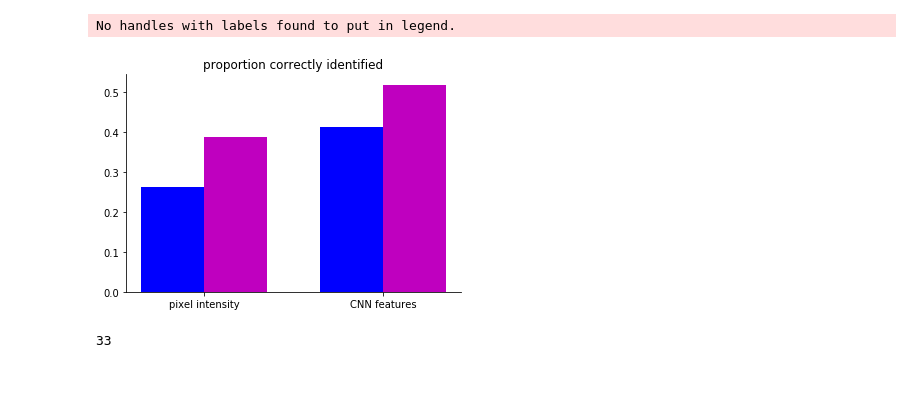
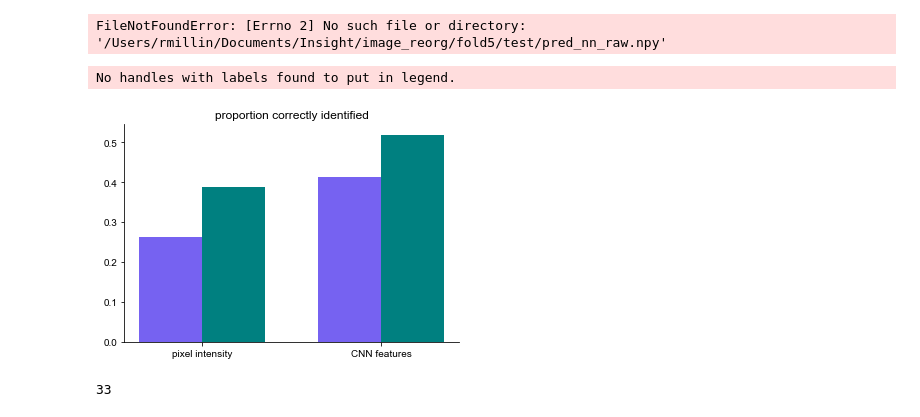
Before and after one commit to jain-rish/animal-tracks, a Jupyter notebook: plot_classification_results.ipynb, the cells around one changed output. Drawn from its saved outputs; the diff is of its cells as text; code cells hidden in the pictures; blank space fills up the shorter version.

```diff
--- a/plot_classification_results.ipynb
+++ b/plot_classification_results.ipynb
@@ -1,17 +1,27 @@
+# %%
+from matplotlib import rcParams
+rcParams['font.family'] = 'sans-serif'
+rcParams['font.sans-serif'] = ['Arial', 'Calibri', 'Droid Sans']
+
+import numpy as np
+import matplotlib.pyplot as plt
+from os.path import isfile, join
+
+test_data_dir = '/Users/rmillin/Documents/Insight/image_reorg/fold5/test'
+
+# load up the data
+pred_nn_filt = np.load(join(test_data_dir, 'pred_nn_filt.npy'))
+act_nn_filt = np.load(join(test_data_dir, 'act_nn_filt.npy'))
+pred_intens_filt = np.load(join(test_data_dir, 'pred_intens_filt.npy'))
+act_intens_filt = np.load(join(test_data_dir, 'act_intens_filt.npy'))
+
+pred_nn_raw = np.load(join(test_data_dir, 'pred_nn_raw.npy'))
+pred_intens_raw = np.load(join(test_data_dir, 'pred_intens_raw.npy'))
+act_nn_raw = np.load(join(test_data_dir, 'act_nn_raw.npy'))
+act_intens_raw = np.load(join(test_data_dir, 'act_intens_raw.npy'))
+# %% [output]
+FileNotFoundError: [Errno 2] No such file or directory: '/Users/rmillin/Documents/Insight/image_reorg/fold5/test/pred_nn_raw.npy'
 # %%
-import numpy as np
-import matplotlib.pyplot as plt
-
-# load up the data
-pred_nn_filt = np.load('../images-etc/pred_nn_filt.npy')
-pred_nn_raw = np.load('../images-etc/pred_nn_raw.npy')
-pred_intens_filt = np.load('../images-etc/pred_intens_filt.npy')
-pred_intens_raw = np.load('../images-etc/pred_intens_raw.npy')
-
-act_nn_filt = np.load('../images-etc/act_nn_filt.npy')
-act_nn_raw = np.load('../images-etc/act_nn_raw.npy')
-act_intens_filt = np.load('../images-etc/act_intens_filt.npy')
-act_intens_raw = np.load('../images-etc/act_intens_raw.npy')
 
 # compute accuracy
 
@@ -21,37 +31,37 @@ acc_intens_filt = np.mean(pred_intens_filt==act_intens_filt)
 acc_intens_raw = np.mean(pred_intens_raw==act_intens_raw)
 
 
 n = 2
 raw_means = (acc_intens_raw,acc_nn_raw)
 filt_means = (acc_intens_filt,acc_nn_filt)
 
 fig, ax = plt.subplots()
 ind = np.arange(n)    # the x locations for the groups
 width = 0.35         # the width of the bars
-p1 = ax.bar(ind, raw_means, width, color='b')
+p1 = ax.bar(ind, raw_means, width, color='#7662f1')
 
 
 p2 = ax.bar(ind + width, filt_means, width,
-            color='m')
+            color='#008080')
 
 ax.set_title('proportion correctly identified')
 ax.set_xticks(ind + width / 2)
 ax.set_xticklabels(('pixel intensity', 'CNN features'))
 
 ax.autoscale_view()
 
 # remove the frame of the chart
 ax.spines['right'].set_visible(False)
 ax.spines['top'].set_visible(False)
 
 ax.legend((p1, p2), ('unfiltered', 'median filtered'))
 ax.legend(frameon=False)
 
 #plt.show()
-plt.savefig('accuracy_across_schemes.png')
+plt.savefig('accuracy_across_schemes.png', dpi=300)
 # %% [output]
 No handles with labels found to put in legend.
-[figure, old version]
+[figure, new version]
 # %%
 np.sum(np.array([pred==1 for pred in pred_nn_filt]) & np.array([act==1 for act in act_nn_filt]))/np.sum(np.array([act==1 for act in act_nn_filt]))
 np.sum(np.array([pred==4 for pred in pred_nn_filt]))
```
Also changed, not shown: parts of 8 cells of this notebook, 3 other files.
